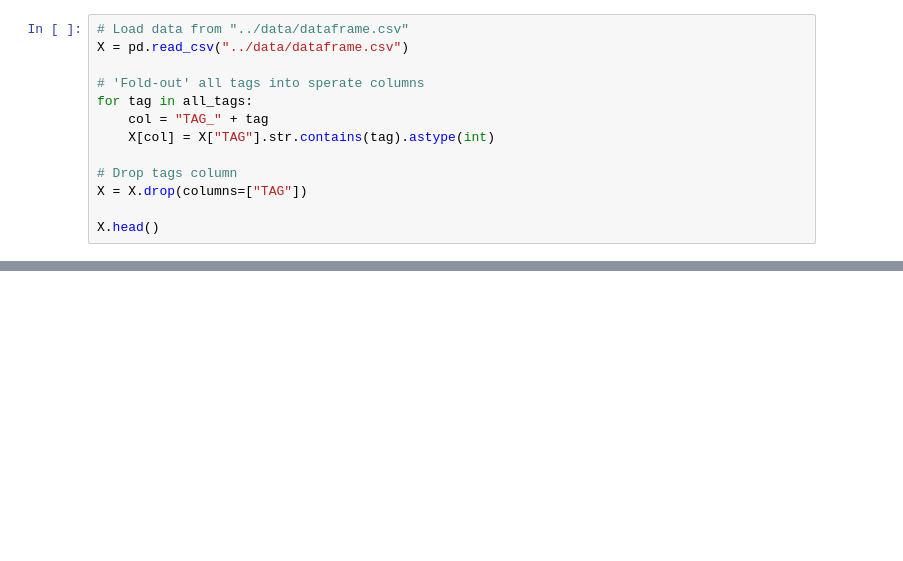
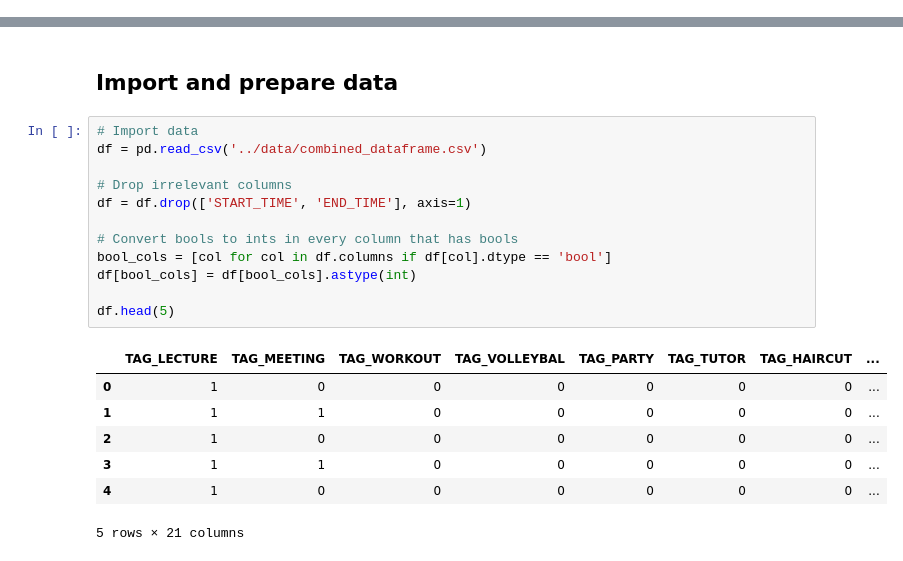
Before and after one commit to ScrambledFox/Tag-Generation, a Jupyter notebook: models/nn_shap.ipynb, the cells around one changed output, grey strips where cells are left out. Drawn from its saved outputs; the diff is of its cells as text; blank space fills up the shorter version.

```diff
--- a/models/nn_shap.ipynb
+++ b/models/nn_shap.ipynb
@@ -33,13 +0,0 @@ all_tags = np.array(tags_aggr)
-# %%
-# Load data from "../data/dataframe.csv"
-X = pd.read_csv("../data/dataframe.csv")
-
-# 'Fold-out' all tags into sperate columns
-for tag in all_tags:
-    col = "TAG_" + tag
-    X[col] = X["TAG"].str.contains(tag).astype(int)
-
-# Drop tags column
-X = X.drop(columns=["TAG"])
-
-X.head()
@@ -76,0 +44,22 @@ TAG_INDEX int64
+# %% [markdown]
+## Import and prepare data
+# %%
+# Import data
+df = pd.read_csv('../data/combined_dataframe.csv')
+
+# Drop irrelevant columns
+df = df.drop(['START_TIME', 'END_TIME'], axis=1)
+
+# Convert bools to ints in every column that has bools
+bool_cols = [col for col in df.columns if df[col].dtype == 'bool']
+df[bool_cols] = df[bool_cols].astype(int)
+
+df.head(5)
+# %% [output]
+|  | TAG_LECTURE | TAG_MEETING | TAG_WORKOUT | TAG_VOLLEYBAL | TAG_PARTY | TAG_TUTOR | TAG_HAIRCUT | ... |
+| 0 | 1 | 0 | 0 | 0 | 0 | 0 | 0 | ... |
+| 1 | 1 | 1 | 0 | 0 | 0 | 0 | 0 | ... |
+| 2 | 1 | 0 | 0 | 0 | 0 | 0 | 0 | ... |
+| 3 | 1 | 1 | 0 | 0 | 0 | 0 | 0 | ... |
+| 4 | 1 | 0 | 0 | 0 | 0 | 0 | 0 | ... |
+5 rows × 21 columns
```
Also changed, not shown: parts of 35 cells of this notebook, 7 other files.
